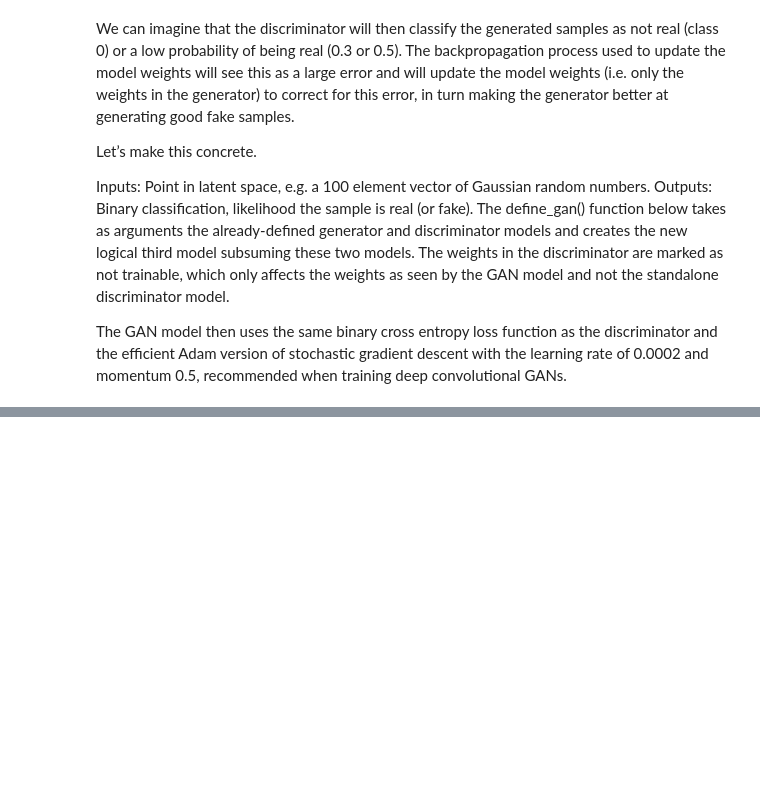
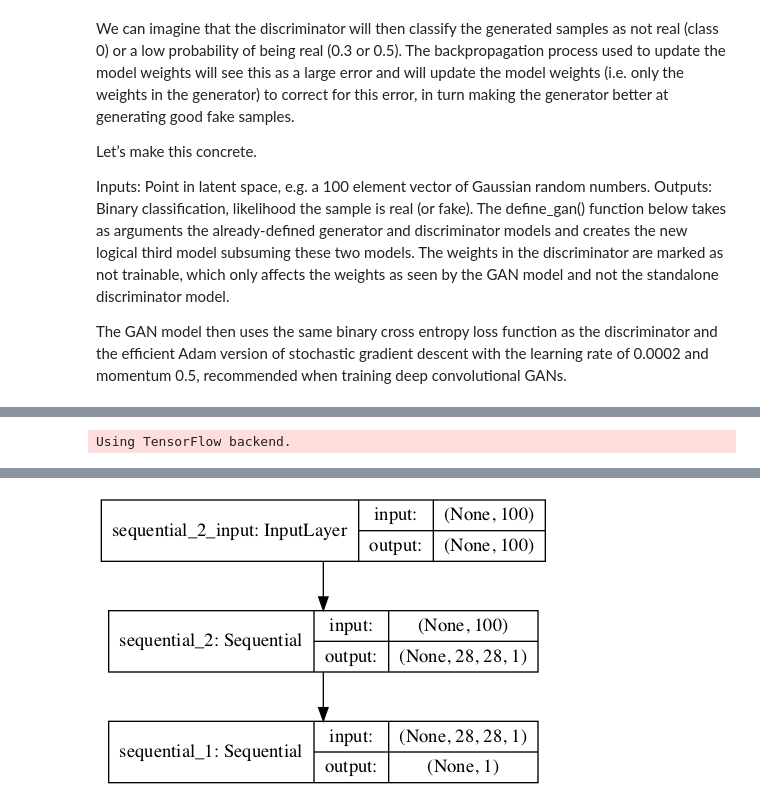
Before and after one commit to mzhoolideh/Deep_Learning_Master, a Jupyter notebook: gan_mnist/Intro_to_GANs_Keras.ipynb, the cells around one changed output, grey strips where cells are left out. Cells and saved outputs as stored; diff of their text form; code cells hidden in the pictures; blank space fills up the shorter version.

```diff
--- a/gan_mnist/Intro_to_GANs_Keras.ipynb
+++ b/gan_mnist/Intro_to_GANs_Keras.ipynb
@@ -577,4 +577,5 @@ def define_gan(g_model, d_model):
     model.add(g_model)
     model.add(d_model)
     opt = Adam(lr=0.0002, beta_1=0.5)
-    model.compile(opti)
+    model.compile(optimizer=opt, loss='binary_crossentropy')
+    return model
@@ -580,0 +594,75 @@ def define_gan(g_model, d_model):
+# %%
+# demonstrate creating the three models in the gan
+from keras.optimizers import Adam
+from keras.models import Sequential
+from keras.layers import Dense
+from keras.layers import Reshape
+from keras.layers import Flatten
+from keras.layers import Conv2D
+from keras.layers import Conv2DTranspose
+from keras.layers import LeakyReLU
+from keras.layers import Dropout
+from keras.utils.vis_utils import plot_model
+
+# define the standalone discriminator model
+def define_discriminator(in_shape=(28,28,1)):
+    model = Sequential()
+    model.add(Conv2D(64, (3,3), strides=(2, 2), padding='same', input_shape=in_shape))
+    model.add(LeakyReLU(alpha=0.2))
+    model.add(Dropout(0.4))
+    model.add(Conv2D(64, (3,3), strides=(2, 2), padding='same'))
+    model.add(LeakyReLU(alpha=0.2))
+    model.add(Dropout(0.4))
+    model.add(Flatten())
+    model.add(Dense(1, activation='sigmoid'))
+    # compile model
+    opt = Adam(lr=0.0002, beta_1=0.5)
+    model.compile(loss='binary_crossentropy', optimizer=opt, metrics=['accuracy'])
+    return model
+
+# define the standalone generator model
+def define_generator(latent_dim):
+    model = Sequential()
+    # foundation for 7x7 image
+    n_nodes = 128 * 7 * 7
+    model.add(Dense(n_nodes, input_dim=latent_dim))
+    model.add(LeakyReLU(alpha=0.2))
+    model.add(Reshape((7, 7, 128)))
+    # upsample to 14x14
+    model.add(Conv2DTranspose(128, (4,4), strides=(2,2), padding='same'))
+    model.add(LeakyReLU(alpha=0.2))
+    # upsample to 28x28
+    model.add(Conv2DTranspose(128, (4,4), strides=(2,2), padding='same'))
+    model.add(LeakyReLU(alpha=0.2))
+    model.add(Conv2D(1, (7,7), activation='sigmoid', padding='same'))
+    return model
+
+# define the combined generator and discriminator model, for updating the generator
+def define_gan(g_model, d_model):
+    # make weights in the discriminator not trainable
+    d_model.trainable = False
+    # connect them
+    model = Sequential()
+    # add generator
+    model.add(g_model)
+    # add the discriminator
+    model.add(d_model)
+    # compile model
+    opt = Adam(lr=0.0002, beta_1=0.5)
+    model.compile(loss='binary_crossentropy', optimizer=opt)
+    return model
+
+# size of the latent space
+latent_dim = 100
+# create the discriminator
+d_model = define_discriminator()
+# create the generator
+g_model = define_generator(latent_dim)
+# create the gan
+gan_model = define_gan(g_model, d_model)
+# summarize gan model
+gan_model.summary()
+# plot gan model
+plot_model(gan_model, to_file='gan_plot.png', show_shapes=True, show_layer_names=True)
+# %% [output]
+Using TensorFlow backend.
@@ -580,0 +681 @@ def define_gan(g_model, d_model):
+[figure, added]
```
Also changed, not shown: parts of 8 cells of this notebook.
